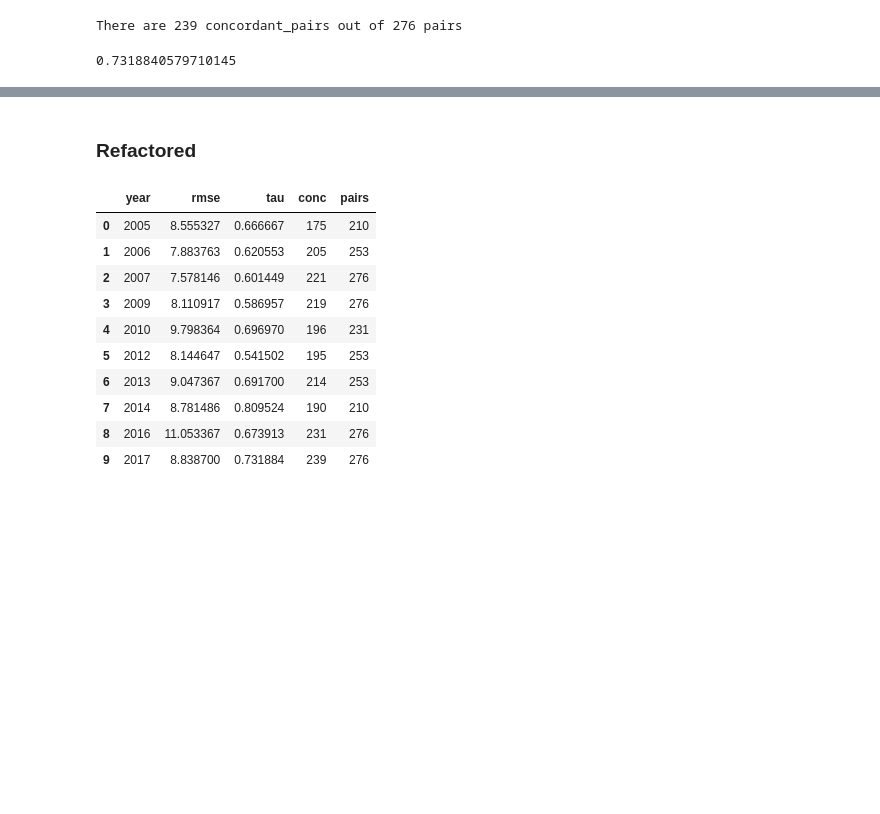
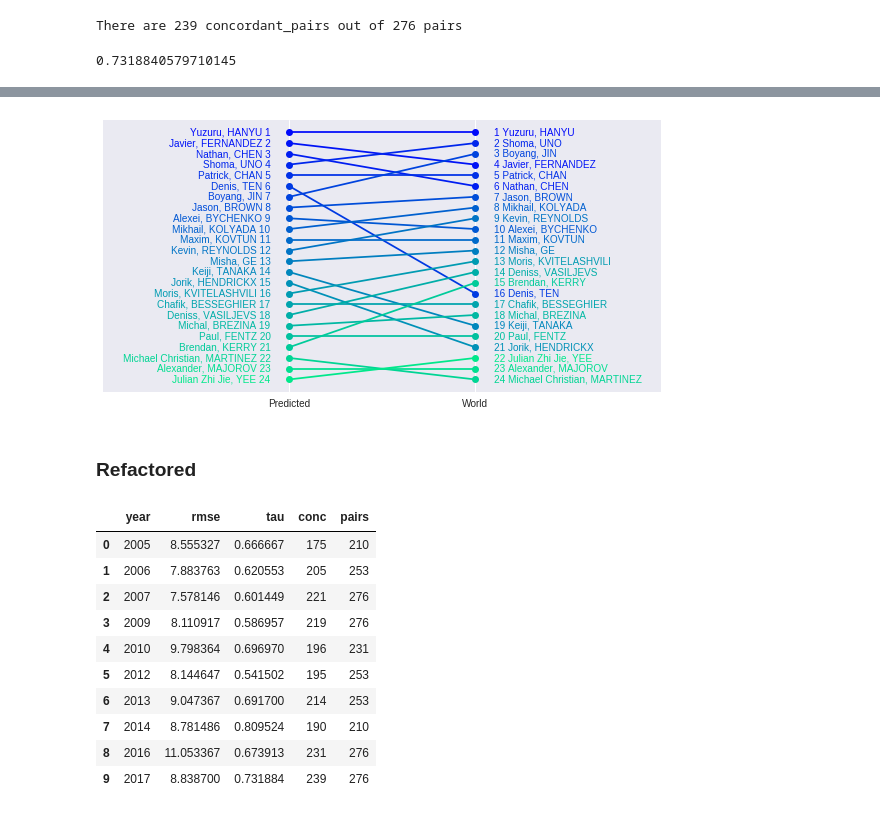
Before and after one commit to khanhnguyendata/skate_predict, a Jupyter notebook: analysis.ipynb, the cells around one changed output, grey strips where cells are left out. Cells and saved outputs as stored; diff of their text form; code cells hidden in the pictures; blank space fills up the shorter version.

Commit message:
Create function to plot comparison between two rankings

```diff
--- a/analysis.ipynb
+++ b/analysis.ipynb
@@ -151,26 +152,32 @@ np.sqrt(score_comparison['sq_error'].mean())
 # %% [markdown]
 ### Visualize Kendall's tau
 # %%
-fig, ax = plt.subplots(figsize=(10, 5))
-cmap = mpl.cm.get_cmap('winter')
+def plot_rankings(first_ranking, second_ranking, filename=None):
+    ### Take two rankings as sorted list and plot them together
+    fig, ax = plt.subplots(figsize=(10, 5))
+    cmap = mpl.cm.get_cmap('winter')
 
-n_skaters = len(avg_ranking)
-for index, skater in enumerate(avg_ranking):
-    avg_rank = index + 1
-    world_rank = world_ranking.index(skater) + 1
+    n_skaters = len(first_ranking)
+    for index, skater in enumerate(first_ranking):
+        first_rank = index + 1
+        second_rank = second_ranking.index(skater) + 1
 
-    avg_index = n_skaters - avg_rank
-    world_index = n_skaters - world_rank
+        first_index = n_skaters - first_rank
+        second_index = n_skaters - second_rank
 
-    avg_color = cmap(avg_rank/(n_skaters*1.1))
+        avg_color = cmap(first_rank/(n_skaters*1.1))
 
-    ax.plot([0, 1], [avg_index, world_index], 'o-', color=avg_color)
-    ax.text(-0.1, avg_index, f'{skater} {avg_rank}', ha='right', va='center', color=avg_color)
-    ax.text(1.1, world_index, f'{world_rank} {skater}', ha='left', va='center', color=avg_color)
+        # Plot connecting lines between two rankings
+        ax.plot([0, 1], [first_index, second_index], 'o-', color=avg_color)
 
-ax.set_xlim(-1, 2)
-ax.set_xticks([0, 1])
-ax.set_xticklabels(['Predicted', 'World'])
-ax.set_yticks([])
-plt.show()
-fig.savefig('viz/2017_mean_vs_world.png')
+        # Plot text on both sides
+        ax.text(-0.1, first_index, f'{skater} {first_rank}', ha='right', va='center', color=avg_color)
+        ax.text(1.1, second_index, f'{second_rank} {skater}', ha='left', va='center', color=avg_color)
+
+    ax.set_xlim(-1, 2)
+    ax.set_xticks([0, 1])
+    ax.set_xticklabels(['Predicted', 'World'])
+    ax.set_yticks([])
+    plt.show()
+    if filename:
+        fig.savefig(filename)
@@ -389,3 +400,7 @@ There are 239 concordant_pairs out of 276 pairs
+# %%
+plot_rankings(linear_ranking, world_ranking)
+# %% [output]
+[figure, added]
 # %% [markdown]
 ### Refactored
 # %%
```
Also changed, not shown: parts of 4 cells of this notebook.
